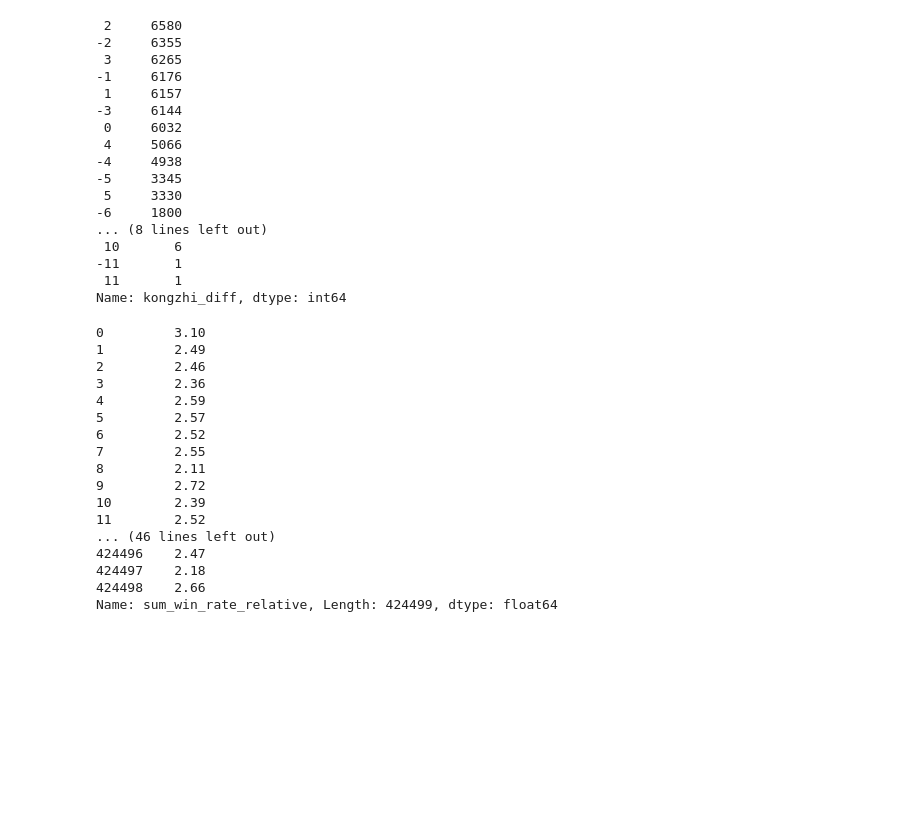
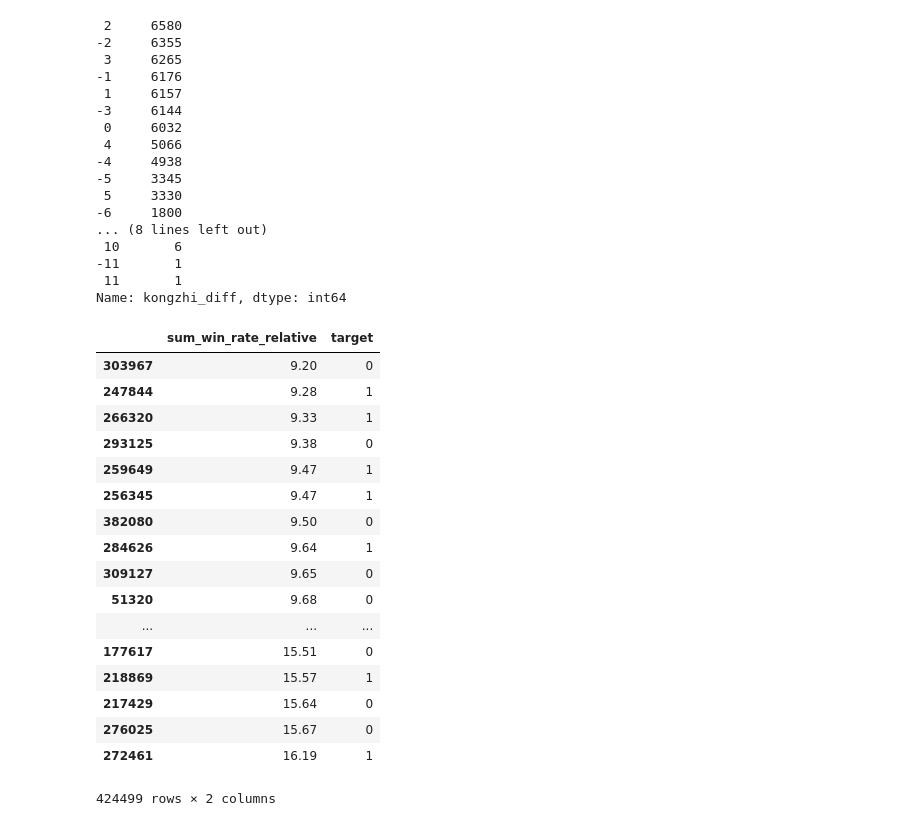
Before and after one commit to diorw/dota_analyze_and_prediction, a Jupyter notebook: explore.ipynb, the cells around one changed output. Cells and saved outputs as stored; diff of their text form; code cells hidden in the pictures; blank space fills up the shorter version.

```diff
--- a/explore.ipynb
+++ b/explore.ipynb
@@ -2,7 +2,7 @@
 import pymysql
 import json
 import pandas as pd
-conn = pymysql.connect(host = '120.55.167.182',user = 'root',password = 'wda20190707',database = 'dota')
+conn = pymysql.connect(host = '120.55.167.182',user = 'root',password = '*',database = 'dota')
 cursor = conn.cursor()
 
 sql = '''
@@ -312,22 +312,23 @@ match_df['sum_win_rate_relative'] = match_df.apply(
     +f(x.player_5_hero_id,x.player_6_hero_id,x.player_7_hero_id,x.player_8_hero_id,x.player_9_hero_id,x.player_10_hero_id)
     ,axis = 1)
 # %%
-match_df['sum_win_rate_relative']
+match_df[['sum_win_rate_relative','target']].sort_values(by = "sum_win_rate_relative")
 # %% [output]
+|  | sum_win_rate_relative | target |
+| 303967 | 9.20 | 0 |
+| 247844 | 9.28 | 1 |
+| 266320 | 9.33 | 1 |
+| 293125 | 9.38 | 0 |
+| 259649 | 9.47 | 1 |
+| 256345 | 9.47 | 1 |
+| 382080 | 9.50 | 0 |
+| 284626 | 9.64 | 1 |
+| 309127 | 9.65 | 0 |
+| 51320 | 9.68 | 0 |
+| ... | ... | ... |
+| 177617 | 15.51 | 0 |
+| 218869 | 15.57 | 1 |
+| 217429 | 15.64 | 0 |
+| 276025 | 15.67 | 0 |
+| 272461 | 16.19 | 1 |
-0         3.10
-1         2.49
-2         2.46
-3         2.36
-4         2.59
-5         2.57
-6         2.52
-7         2.55
-8         2.11
-9         2.72
-10        2.39
-11        2.52
-... (46 lines left out)
-424496    2.47
-424497    2.18
-424498    2.66
-Name: sum_win_rate_relative, Length: 424499, dtype: float64
+424499 rows × 2 columns
```
Also changed, not shown: 1 other file.
